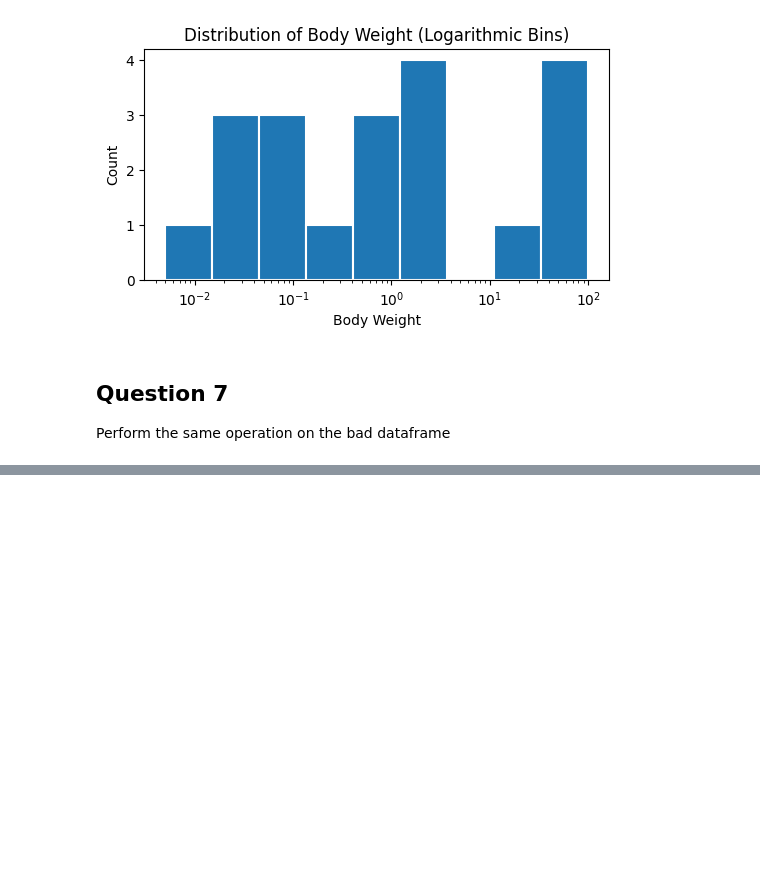
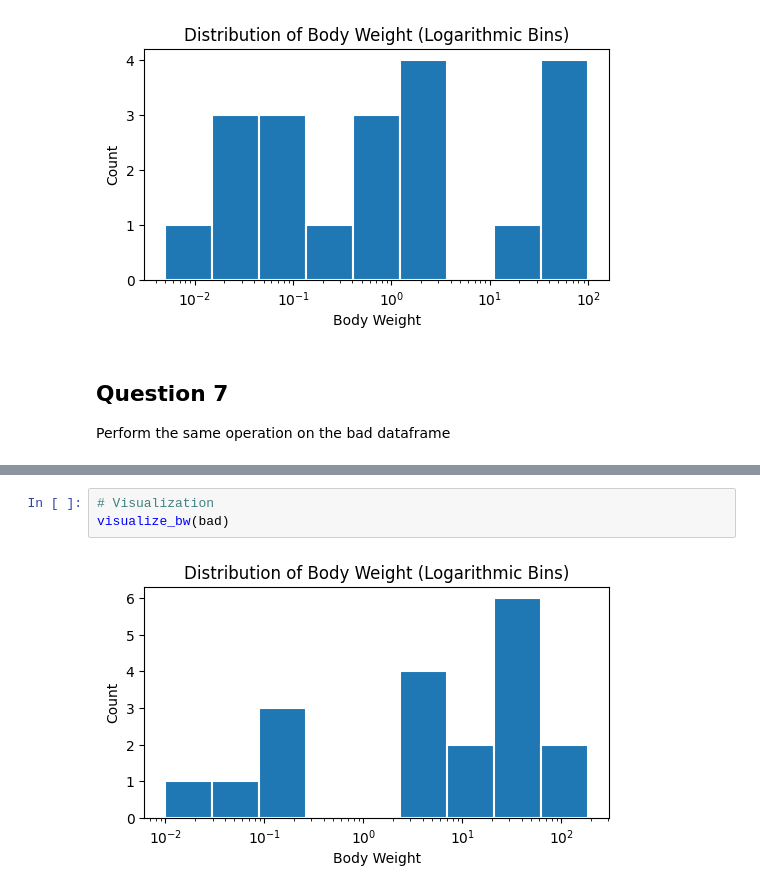
Before and after one commit to bryankeating10/Python-and-Math-for-ML, a Jupyter notebook: Module_5/Homework_5.ipynb, the cells around one changed output, grey strips where cells are left out. Saved outputs shown, nothing was run; the diff lists cells and outputs as text; blank space fills up the shorter version.

```diff
--- a/Module_5/Homework_5.ipynb
+++ b/Module_5/Homework_5.ipynb
@@ -129,0 +146,5 @@ Perform the same operation on the bad dataframe
+# %%
+# Visualization
+visualize_bw(bad)
+# %% [output]
+[figure, added]
```
Also changed, not shown: parts of 3 cells of this notebook.
